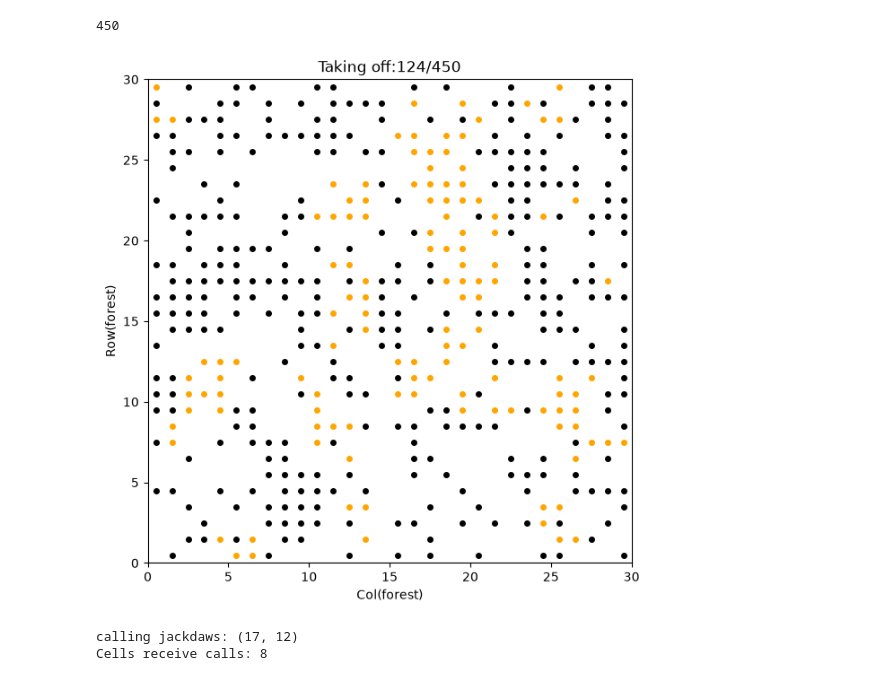
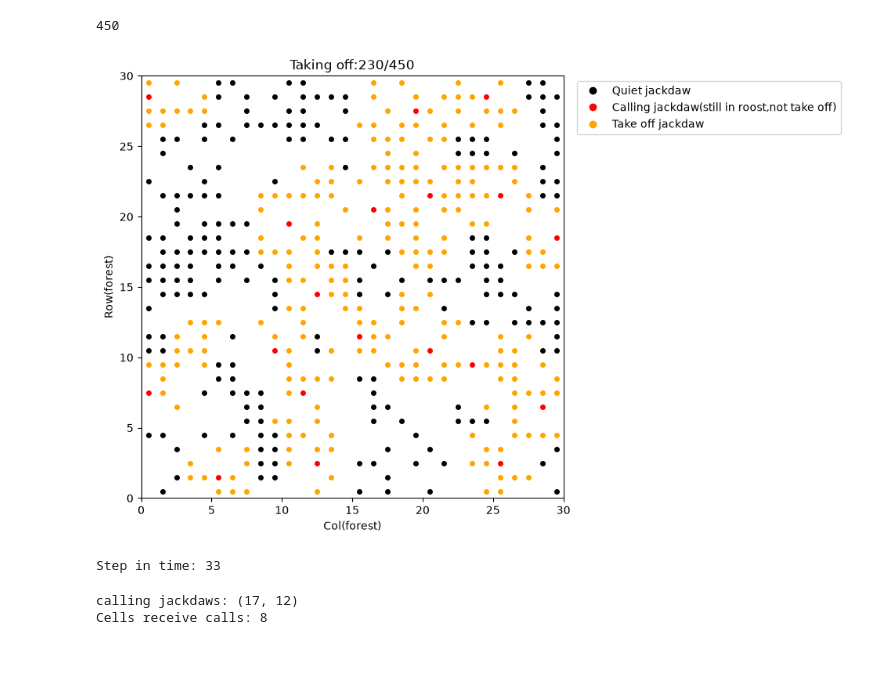
Before and after one commit to Nemu0720/CITS4403-call-range-and-collective-depatures-in-jackdaws, a Jupyter notebook: notebooks/notebook1.ipynb, the cells around one changed output. Drawn from its saved outputs; the diff is of its cells as text; code cells hidden in the pictures.

Commit message:
Add Model A step plot and state labels

```diff
--- a/notebooks/notebook1.ipynb
+++ b/notebooks/notebook1.ipynb
@@ -26,36 +26,60 @@ for bird in roost.agents:
 roost.update_calls()
 roost.update_takeoffs()
 # %%
-plt.figure(figsize=(7,7))
+def draw_roost(roost):
 
-taking_off = 0
+    plt.figure(figsize=(7,7))
 
-for bird in roost.agents:
-    row,col = bird.loc
+    taking_off = 0
 
-    if bird.state == "taking_off":
-        color = "orange"
-        taking_off += 1
+    for bird in roost.agents:
+        row,col = bird.loc
 
-    else:
-        color = "black"
+        if bird.state == "taking_off":
+            color = "orange"
+            taking_off += 1
 
-    plt.plot(
-        col + 0.5,
-        row + 0.5,
-        "o",
-        color=color,
-        markersize=4)
+        elif bird.calling:
+            color = "red"
 
-plt.xlim(0,roost.n)
-plt.ylim(0,roost.n)
-plt.gca().set_aspect("equal")
-plt.xlabel("Col(forest)")
-plt.ylabel("Row(forest)")
-plt.title(f"Taking off:{taking_off}/{len(roost.agents)}")
-plt.show()
+        else:
+            color = "black"
+
+        plt.plot(
+            col + 0.5,
+            row + 0.5,
+            "o",
+            color=color,
+            markersize=4)
+
+    plt.xlim(0,roost.n)
+    plt.ylim(0,roost.n)
+    plt.gca().set_aspect("equal")
+    plt.xlabel("Col(forest)")
+    plt.ylabel("Row(forest)")
+    plt.plot([],[],"o",color="black",label="Quiet jackdaw")
+    plt.plot([],[],"o",color="red",label="Calling jackdaw(still in roost,not take off)")
+    plt.plot([],[],"o",color="orange",label="Take off jackdaw")
+    plt.legend(loc="upper left",bbox_to_anchor=(1.02,1))
+    plt.title(f"Taking off:{taking_off}/{len(roost.agents)}")
+    plt.show()
-# %% [output]
-[figure, removed]
+# %%
+draw_roost(roost)
+
+for i in range(32):
+    # After 2 time step the voice of jackdaw rise 1 cell,gow slowly
+    roost.step(grow_every=2)
+
+    if roost.time in [8, 16, 32]:
+        draw_roost(roost)
+# %% [output]
+[figure, added]
+# %%
+roost.step(grow_every=2)
+
+print("Step in time:",roost.time
+# %% [output]
+Step in time: 33
 # %%
 #let's add some calling
 
```
